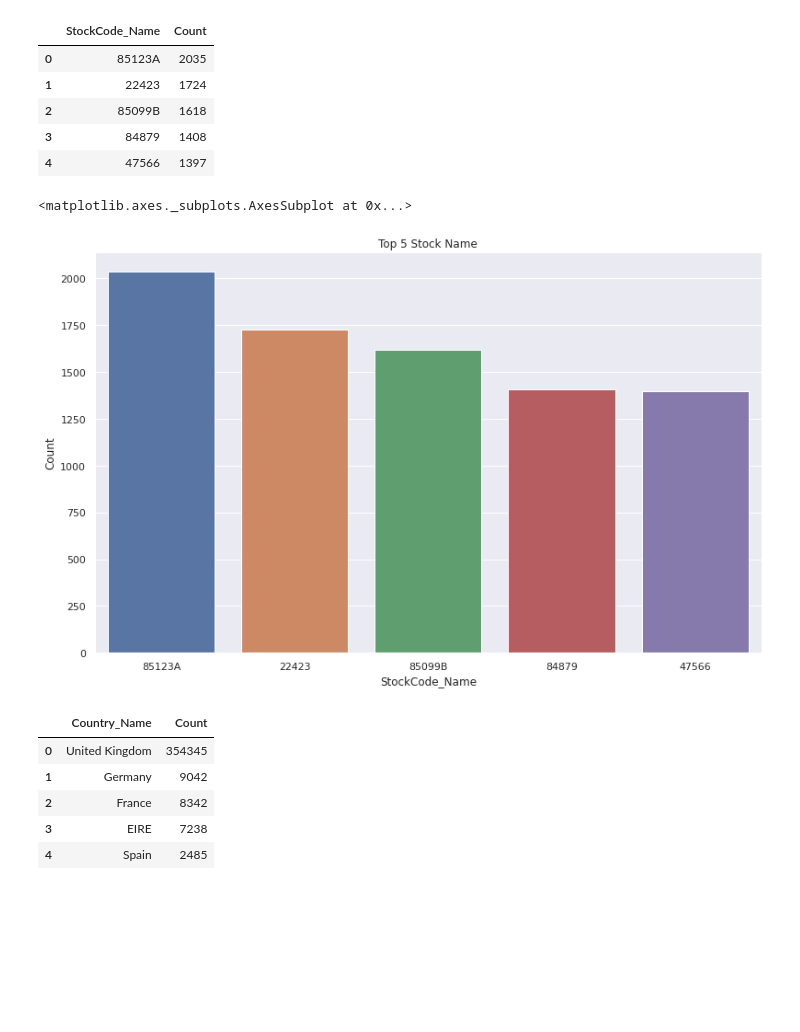
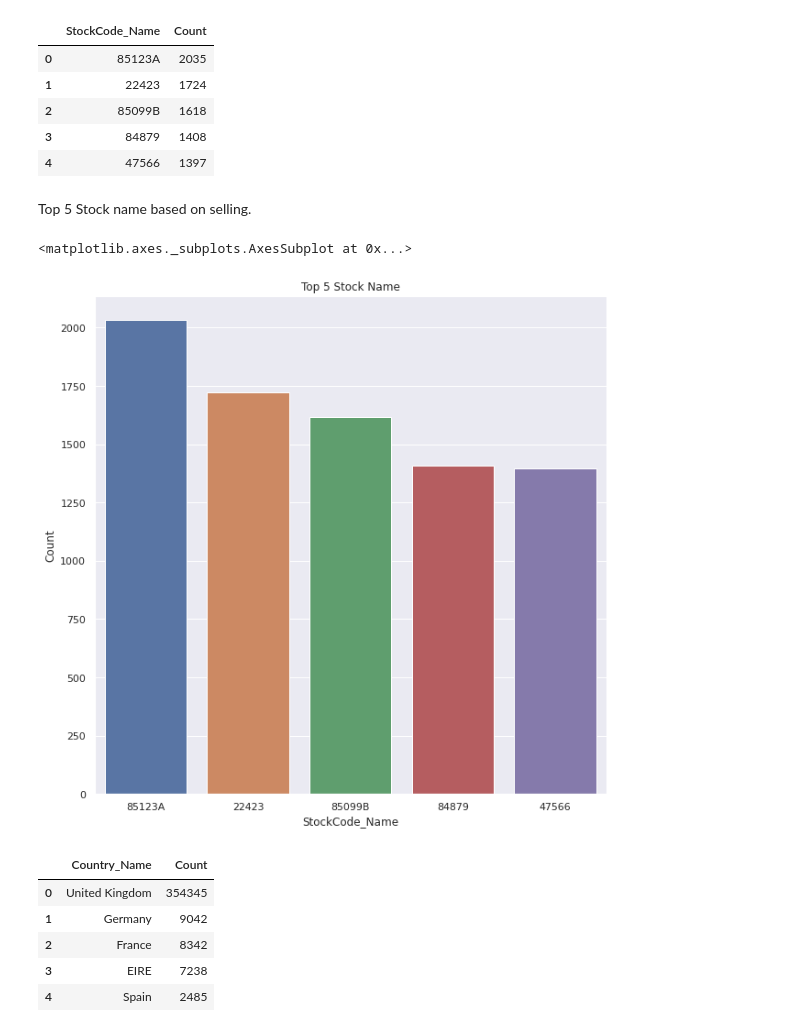
Before and after one commit to haynapasi050505/Unsupervised-ML, a Jupyter notebook: Copy_of_Online_Retail_Customer_Segmentation_Capstone_Project.ipynb, the cells around one changed output. Saved outputs shown, nothing was run; the diff lists cells and outputs as text; code cells hidden in the pictures; blank space fills up the shorter version.

```diff
--- a/Copy_of_Online_Retail_Customer_Segmentation_Capstone_Project.ipynb
+++ b/Copy_of_Online_Retail_Customer_Segmentation_Capstone_Project.ipynb
@@ -193,13 +205,15 @@ StockCode_df.head()
 | 2 | 85099B | 1618 |
 | 3 | 84879 | 1408 |
 | 4 | 47566 | 1397 |
+# %% [markdown]
+Top 5 Stock name based on selling.
 # %%
-plt.figure(figsize=(13,8))
+plt.figure(figsize=(10,10))
 plt.title('Top 5 Stock Name')
 sns.barplot(x='StockCode_Name',y='Count',data=StockCode_df[:5])
 # %% [output]
 <matplotlib.axes._subplots.AxesSubplot at 0x...>
-[figure, old version]
+[figure, new version]
 # %%
 country_df=df['Country'].value_counts().reset_index()
 country_df.rename(columns={'index': 'Country_Name'}, inplace=True)
```
Also changed, not shown: parts of 36 cells of this notebook.
